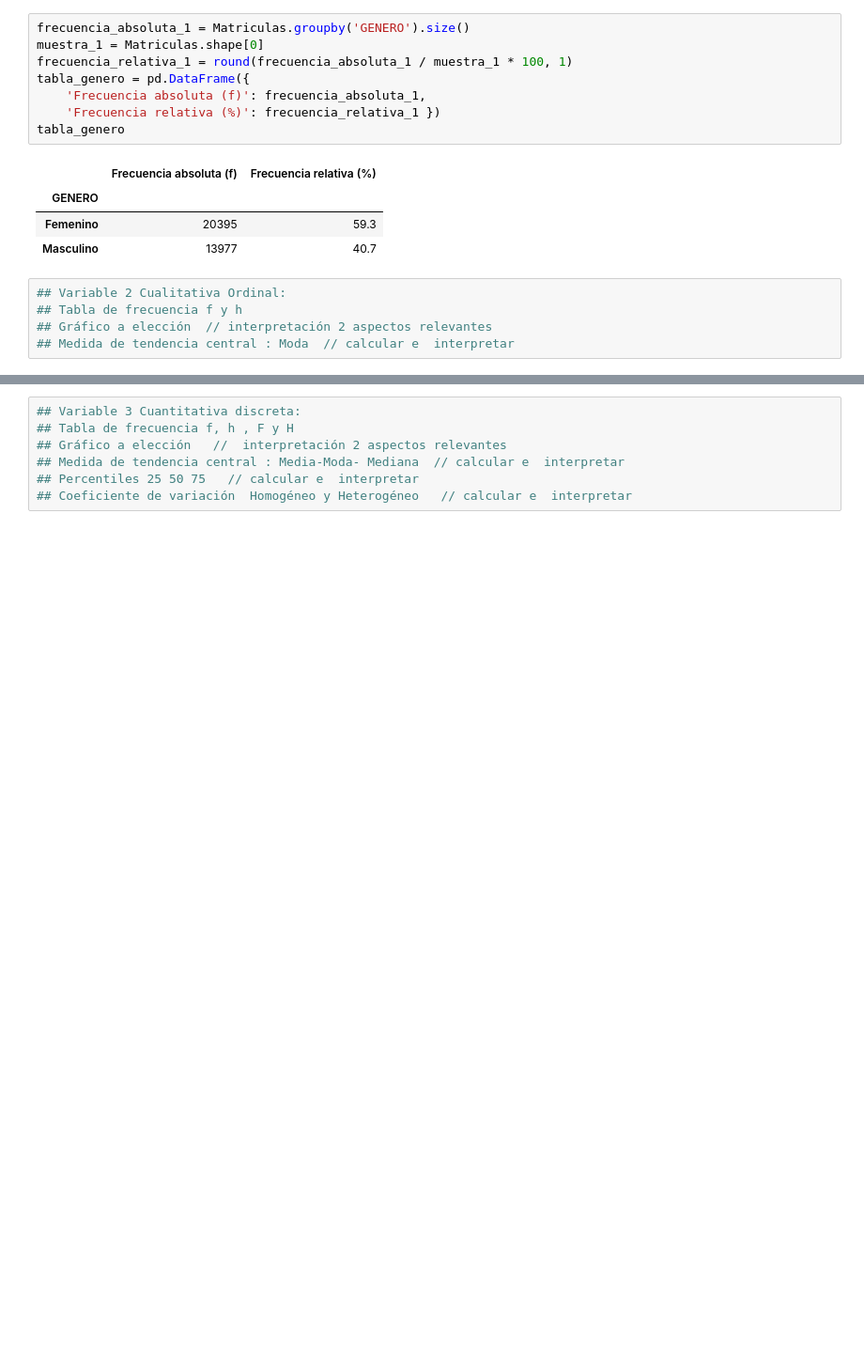
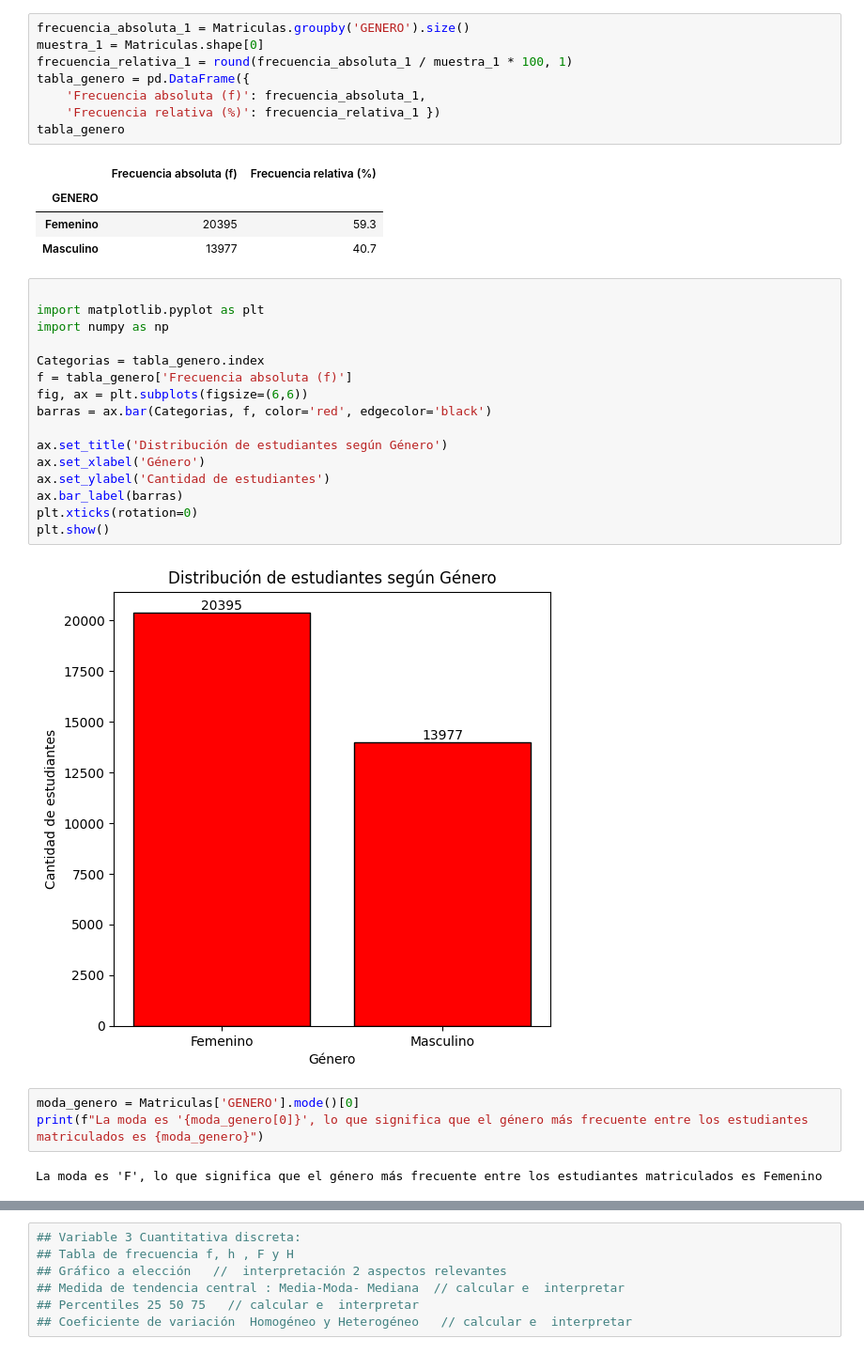
Before and after one commit to viceeeente/Estad-stica-Descriptiva, a Jupyter notebook: Trabajo-Practico/Trabajo_Practico_Instrucciones.ipynb, the cells around one changed output, grey strips where cells are left out. Shown at 94% size. Drawn from its saved outputs; the diff is of its cells as text; blank space fills up the shorter version.

```diff
--- a/Trabajo-Practico/Trabajo_Practico_Instrucciones.ipynb
+++ b/Trabajo-Practico/Trabajo_Practico_Instrucciones.ipynb
@@ -47,8 +47,26 @@ tabla_genero
 | GENERO |  |  |
 | Femenino | 20395 | 59.3 |
 | Masculino | 13977 | 40.7 |
-# %%
-## Variable 2 Cualitativa Ordinal:
-## Tabla de frecuencia f y h
-## Gráfico a elección  // interpretación 2 aspectos relevantes
-## Medida de tendencia central : Moda  // calcular e  interpretar
+# %%
+
+import matplotlib.pyplot as plt
+import numpy as np
+
+Categorias = tabla_genero.index
+f = tabla_genero['Frecuencia absoluta (f)']
+fig, ax = plt.subplots(figsize=(6,6))
+barras = ax.bar(Categorias, f, color='red', edgecolor='black')
+
+ax.set_title('Distribución de estudiantes según Género')
+ax.set_xlabel('Género')
+ax.set_ylabel('Cantidad de estudiantes')
+ax.bar_label(barras)
+plt.xticks(rotation=0)
+plt.show()
+# %% [output]
+[figure, added]
+# %%
+moda_genero = Matriculas['GENERO'].mode()[0]
+print(f"La moda es '{moda_genero[0]}', lo que significa que el género más frecuente entre los estudiantes matriculados es {moda_genero}")
+# %% [output]
+La moda es 'F', lo que significa que el género más frecuente entre los estudiantes matriculados es Femenino
```
Also changed, not shown: parts of 6 cells of this notebook.
